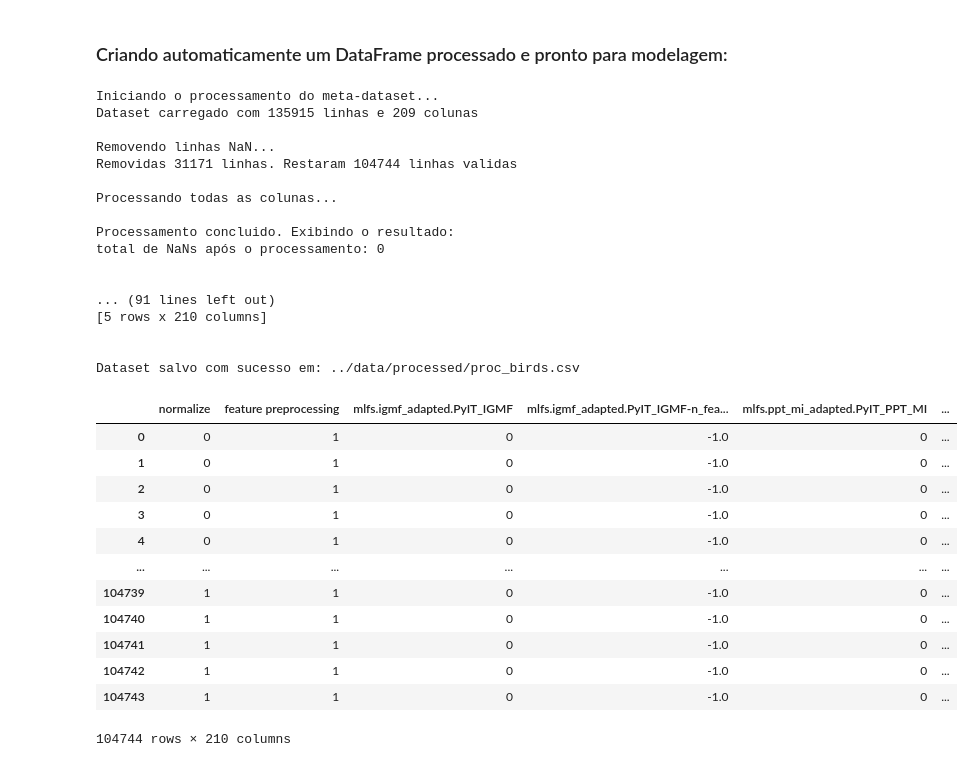
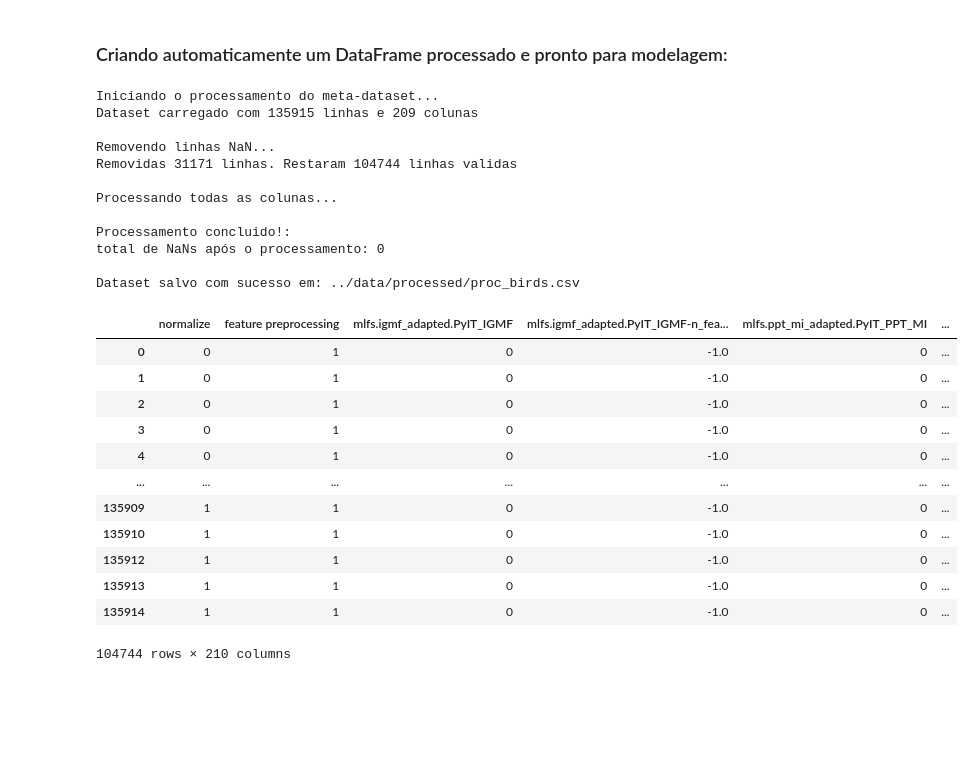
Before and after one commit to DemoreDev/SurrogateProject, a Jupyter notebook: notebooks/03_main_workflow.ipynb, the cells around one changed output. Saved outputs shown, nothing was run; the diff lists cells and outputs as text; code cells hidden in the pictures; blank space fills up the shorter version.

Commit message:
refina o notebook de processamento e refina lógica de 'process_data'

```diff
--- a/notebooks/03_main_workflow.ipynb
+++ b/notebooks/03_main_workflow.ipynb
@@ -18,43 +18,35 @@ Raiz do projeto adicionada ao path: /home/leodemore/IC/ProjetosIC
 # %% [markdown]
 ### Criando automaticamente um DataFrame processado e pronto para modelagem:
 # %%
+import pandas as pd
 input_path = '../data/raw/birds.csv'
 output_path = '../data/processed/proc_birds.csv'
 
-process_data(input_path=input_path, output_path=output_path)
+df = process_data(input_path=input_path, output_path=output_path)
+df
 # %% [output]
 Iniciando o processamento do meta-dataset...
 Dataset carregado com 135915 linhas e 209 colunas
 
 Removendo linhas NaN...
 Removidas 31171 linhas. Restaram 104744 linhas validas
 
 Processando todas as colunas...
 
-Processamento concluido. Exibindo o resultado:
+Processamento concluido!:
 total de NaNs após o processamento: 0
 
-
-... (91 lines left out)
-[5 rows x 210 columns]
-
-
 Dataset salvo com sucesso em: ../data/processed/proc_birds.csv
+|  | normalize | feature preprocessing | mlfs.igmf_adapted.PyIT_IGMF | mlfs.igmf_adapted.PyIT_IGMF-n_fea... | mlfs.ppt_mi_adapted.PyIT_PPT_MI | ... |
+| 0 | 0 | 1 | 0 | -1.0 | 0 | ... |
+| 1 | 0 | 1 | 0 | -1.0 | 0 | ... |
+| 2 | 0 | 1 | 0 | -1.0 | 0 | ... |
+| 3 | 0 | 1 | 0 | -1.0 | 0 | ... |
+| 4 | 0 | 1 | 0 | -1.0 | 0 | ... |
+| ... | ... | ... | ... | ... | ... | ... |
+| 135909 | 1 | 1 | 0 | -1.0 | 0 | ... |
+| 135910 | 1 | 1 | 0 | -1.0 | 0 | ... |
+| 135912 | 1 | 1 | 0 | -1.0 | 0 | ... |
+| 135913 | 1 | 1 | 0 | -1.0 | 0 | ... |
+| 135914 | 1 | 1 | 0 | -1.0 | 0 | ... |
+104744 rows × 210 columns
-# %%
-import pandas as pd
-df = pd.read_csv(output_path)
-df
-# %% [output]
-|  | normalize | feature preprocessing | mlfs.igmf_adapted.PyIT_IGMF | mlfs.igmf_adapted.PyIT_IGMF-n_fea... | mlfs.ppt_mi_adapted.PyIT_PPT_MI | ... |
-| 0 | 0 | 1 | 0 | -1.0 | 0 | ... |
-| 1 | 0 | 1 | 0 | -1.0 | 0 | ... |
-| 2 | 0 | 1 | 0 | -1.0 | 0 | ... |
-| 3 | 0 | 1 | 0 | -1.0 | 0 | ... |
-| 4 | 0 | 1 | 0 | -1.0 | 0 | ... |
-| ... | ... | ... | ... | ... | ... | ... |
-| 104739 | 1 | 1 | 0 | -1.0 | 0 | ... |
-| 104740 | 1 | 1 | 0 | -1.0 | 0 | ... |
-| 104741 | 1 | 1 | 0 | -1.0 | 0 | ... |
-| 104742 | 1 | 1 | 0 | -1.0 | 0 | ... |
-| 104743 | 1 | 1 | 0 | -1.0 | 0 | ... |
-104744 rows × 210 columns
```
Also changed, not shown: 2 other files.
